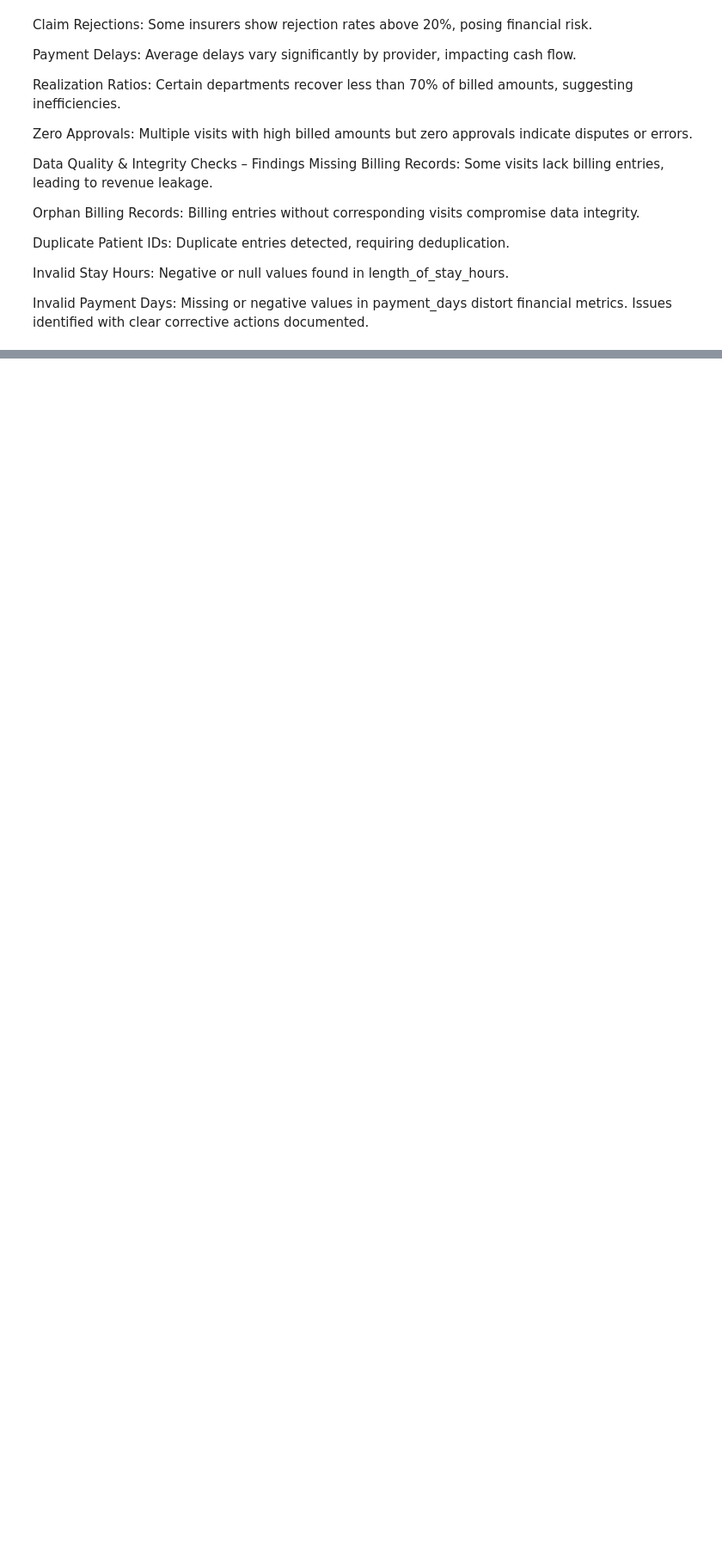
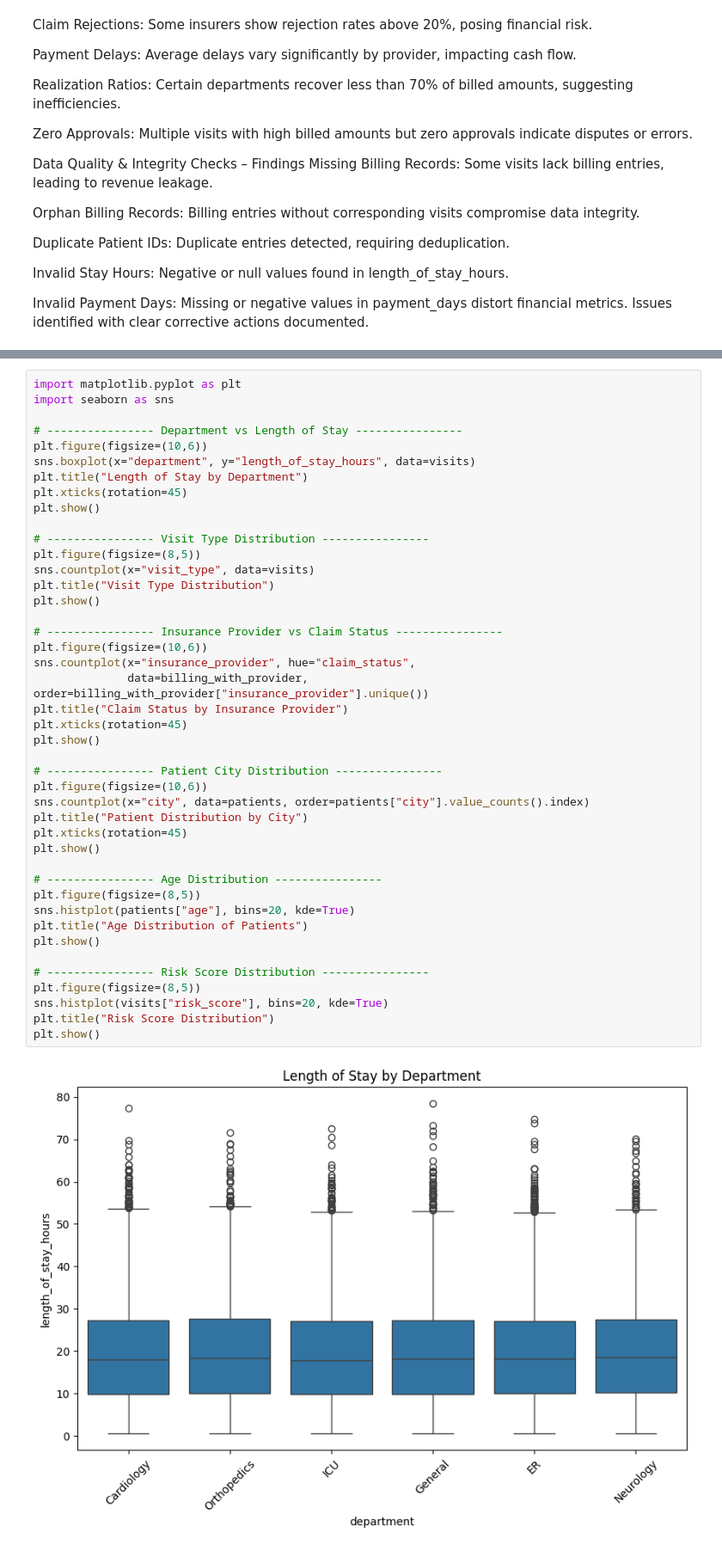
Before and after one commit to MythiliSudarsan/Data-AI-ML-Practice, a Jupyter notebook: Phase1 and 2_SQL Analytics and EDA.ipynb, the cells around one changed output, grey strips where cells are left out. Shown at 86% size. Drawn from its saved outputs; the diff is of its cells as text; blank space fills up the shorter version.

```diff
--- a/Phase1 and 2_SQL Analytics and EDA.ipynb
+++ b/Phase1 and 2_SQL Analytics and EDA.ipynb
@@ -402,0 +495,45 @@ Invalid payment_days:
+# %%
+import matplotlib.pyplot as plt
+import seaborn as sns
+
+# ---------------- Department vs Length of Stay ----------------
+plt.figure(figsize=(10,6))
+sns.boxplot(x="department", y="length_of_stay_hours", data=visits)
+plt.title("Length of Stay by Department")
+plt.xticks(rotation=45)
+plt.show()
+
+# ---------------- Visit Type Distribution ----------------
+plt.figure(figsize=(8,5))
+sns.countplot(x="visit_type", data=visits)
+plt.title("Visit Type Distribution")
+plt.show()
+
+# ---------------- Insurance Provider vs Claim Status ----------------
+plt.figure(figsize=(10,6))
+sns.countplot(x="insurance_provider", hue="claim_status",
+              data=billing_with_provider, order=billing_with_provider["insurance_provider"].unique())
+plt.title("Claim Status by Insurance Provider")
+plt.xticks(rotation=45)
+plt.show()
+
+# ---------------- Patient City Distribution ----------------
+plt.figure(figsize=(10,6))
+sns.countplot(x="city", data=patients, order=patients["city"].value_counts().index)
+plt.title("Patient Distribution by City")
+plt.xticks(rotation=45)
+plt.show()
+
+# ---------------- Age Distribution ----------------
+plt.figure(figsize=(8,5))
+sns.histplot(patients["age"], bins=20, kde=True)
+plt.title("Age Distribution of Patients")
+plt.show()
+
+# ---------------- Risk Score Distribution ----------------
+plt.figure(figsize=(8,5))
+sns.histplot(visits["risk_score"], bins=20, kde=True)
+plt.title("Risk Score Distribution")
+plt.show()
+# %% [output]
+[figure, added]
```
Also changed, not shown: parts of 10 cells of this notebook.
